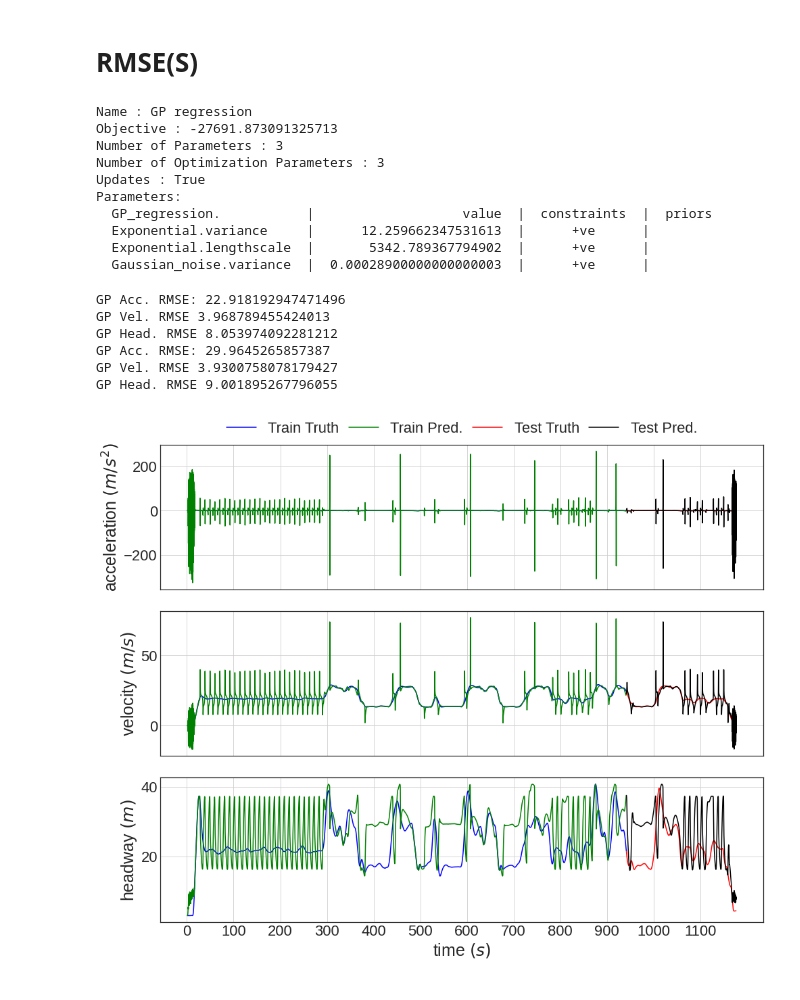
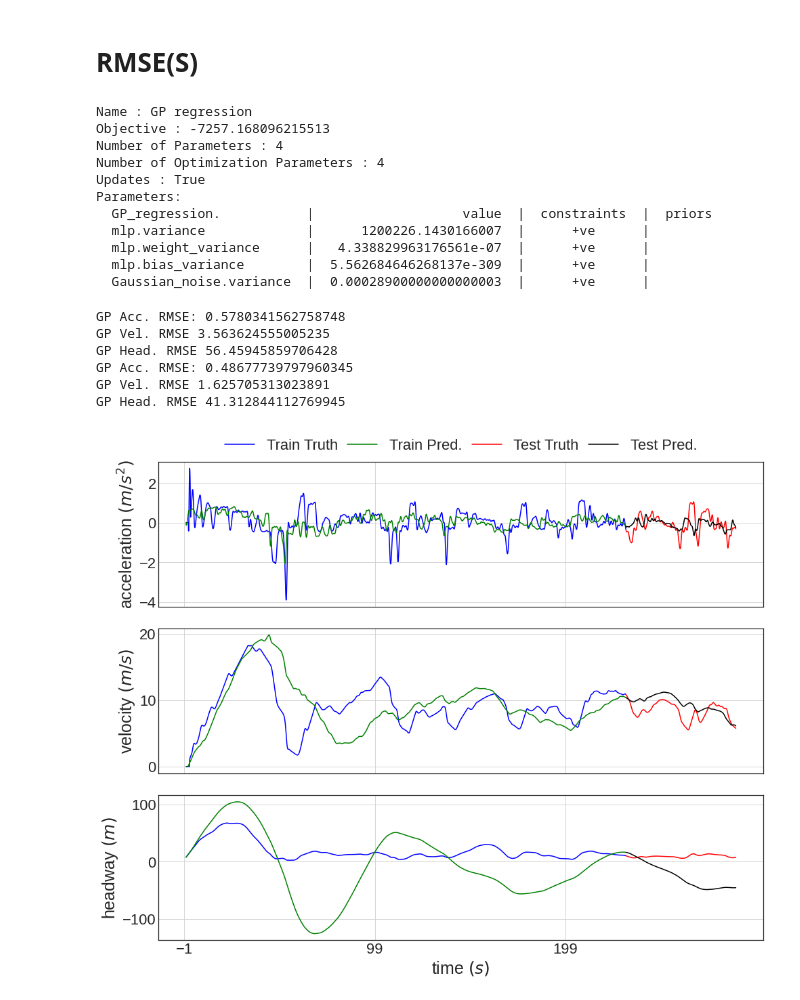
Before and after one commit to coordinated-systems-lab/CarFollowModels, a Jupyter notebook: Models/GP/Code/firstTryGPs (copy 3).ipynb, the cells around one changed output. Saved outputs shown, nothing was run; the diff lists cells and outputs as text; code cells hidden in the pictures.

```diff
--- a/Models/GP/Code/firstTryGPs (copy 3).ipynb
+++ b/Models/GP/Code/firstTryGPs (copy 3).ipynb
@@ -79,8 +79,8 @@ print(np.count_nonzero(sCheck)) # count number of True
 statTrajec = 0
 endTrajec = -1
 
-#t = np.linspace(0, 288.4, 2884, endpoint=False) # 288.4 for JIANG # 188.9 for NAPOLI
-t = t[statTrajec:endTrajec]
+t = np.linspace(0, 288.4, 2884, endpoint=False) # 288.4 for JIANG # 188.9 for NAPOLI
+#t = t[statTrajec:endTrajec]
 
 # Without Scaling
 v = v[statTrajec:endTrajec]
@@ -149,7 +149,7 @@ plt.show()
 #X_prior = np.stack((v,s,vlead,t), axis=1) # Prior
 # %%
 st_Traj = 0
-en_Traj = 9405 #1551 # 2307 # 9405
+en_Traj = 2307 #1551 # 2307 # 9405
 
 # Training (Standardized)
 v_mean = v[st_Traj:en_Traj].mean()
@@ -242,25 +242,26 @@ plt.show()
 # %%
 # Model creation, without initialization:
 #k1 = GPy.kern.ExpQuad(input_dim=3)
-k2 = GPy.kern.Exponential(input_dim=3)
-#myKernel = GPy.kern.MLP(input_dim=3)
+#k2 = GPy.kern.Exponential(input_dim=3)
+myKernel = GPy.kern.MLP(input_dim=3)
 #myKernel = k1+k2
-load_gpr = GPy.models.GPRegression(X_train[:,:3], Y_train, kernel=k2, initialize=False)
+load_gpr = GPy.models.GPRegression(X_train[:,:3], Y_train, kernel=myKernel, initialize=False)
 load_gpr.update_model(False) # do not call the underlying expensive algebra on load
 load_gpr.initialize_parameter() # Initialize the parameters (connect the parameters up)
-load_gpr[:] = np.load('../GPModels/ASTAZERO/GP_Exp_Stand_ASTA(S).npy') # Load the parameters
+load_gpr[:] = np.load('../GPModels/JIANG/GP_MLP_Stand_JIANG(S).npy') # Load the parameters
 load_gpr.update_model(True) # Call the algebra only once
 print(load_gpr)
 # %% [output]
 Name : GP regression
-Objective : -27691.873091325713
-Number of Parameters : 3
-Number of Optimization Parameters : 3
+Objective : -7257.168096215513
+Number of Parameters : 4
+Number of Optimization Parameters : 4
 Updates : True
 Parameters:
   GP_regression.           |                   value  |  constraints  |  priors
-  Exponential.variance     |      12.259662347531613  |      +ve      |
-  Exponential.lengthscale  |       5342.789367794902  |      +ve      |
+  mlp.variance             |      1200226.1430166007  |      +ve      |
+  mlp.weight_variance      |   4.338829963176561e-07  |      +ve      |
+  mlp.bias_variance        |  5.562684646268137e-309  |      +ve      |
   Gaussian_noise.variance  |  0.00028900000000000003  |      +ve      |
 # %%
 #X_prior = np.stack((v,s,vlead,t), axis=1)
@@ -298,6 +299,6 @@ allData = np.stack((gpy_s, uncertainty, gpy_v, gpy_a, v_p, v, s), axis=1)
 # %%
 # loading predictions from csv files
-my_data = genfromtxt('../../../Results/GP/Predictions/ASTAZERO/GP_Exp_Stand_ASTA(S).csv', delimiter=',')
+my_data = genfromtxt('../../../Results/GP/Predictions/JIANG/GP_MLP_Stand_JIANG(S).csv', delimiter=',')
 mu_s = my_data[:,0]
 uncertainty = my_data[:,1]
 gp_v = my_data[:,2]
@@ -336,41 +337,41 @@ plt.rc('legend', fontsize=22)    # legend fontsize
 plt.rc('figure', titlesize=12)  # fontsize of the figure title
 
 mu = gpy_s.ravel()
-#uncertainty = 1.96 * np.sqrt(np.diag(cov_gpy))
+uncertainty = 1.96 * np.sqrt(np.diag(cov_gpy))
 
 b1, = ax[0].plot(X_train[:,3], v_p[:en_Traj], "b")
 g1, = ax[0].plot(X_prior[:en_Traj,3], gpy_a[:en_Traj], "g")
 r1, = ax[0].plot(acc_truth_plot[:,1], acc_truth_plot[:,0], "r")
 k1, = ax[0].plot(X_prior[en_Traj:,3], gpy_a[en_Traj:], "k")
 ax[0].set_ylabel('acceleration $(m/s^2)$')
 ax[0].grid(True)
 ax[0].xaxis.set_ticks(np.arange(min(t), max(t), 100)-1)
 
 ax[1].plot(X_train[:,3], v[:en_Traj], "b")
 ax[1].plot(X_prior[:en_Traj,3], gpy_v[:en_Traj], "g")
 ax[1].plot(v_truth_plot[:,1], v_truth_plot[:,0], "r")
 ax[1].plot(X_prior[en_Traj:,3], gpy_v[en_Traj:], "k")
 ax[1].set_ylabel('velocity $(m/s)$')
 ax[1].grid(True)
 
 ax[2].fill_between(X_prior[:,3], mu + uncertainty, mu - uncertainty, alpha=0.3)
 ax[2].plot(X_train[:,3], s[:en_Traj], "b")
 ax[2].plot(X_prior[:en_Traj,3], gpy_s[:en_Traj], "g")
 ax[2].plot(s_truth_plot[:,1], s_truth_plot[:,0], "r")
 ax[2].plot(X_prior[en_Traj:,3], gpy_s[en_Traj:], "k")
 ax[2].set_ylabel('headway $(m)$')
 ax[2].grid(True)
 ax[2].set_xlabel('time $(s)$')
 
 ax[0].legend((b1, g1, r1, k1), ('Train Truth', 'Train Pred.', 'Test Truth', 'Test Pred.'), bbox_to_anchor=(0.1,1.02,0.8,0.2), mode='expand', loc='lower left', ncol=4, borderaxespad=0, shadow=False)
 
-#plt.savefig('../../../Results/GP/Plots/ASTAZERO/GP_Exp_Stand_ASTA(S).png')
+#plt.savefig('../../../Results/GP/Plots/JIANG/GP_MLP_Stand_JIANG(S).png')
 plt.show()
 # %% [output]
-GP Acc. RMSE: 22.918192947471496
-GP Vel. RMSE 3.968789455424013
-GP Head. RMSE 8.053974092281212
-GP Acc. RMSE: 29.9645265857387
-GP Vel. RMSE 3.9300758078179427
-GP Head. RMSE 9.001895267796055
+GP Acc. RMSE: 0.5780341562758748
+GP Vel. RMSE 3.563624555005235
+GP Head. RMSE 56.45945859706428
+GP Acc. RMSE: 0.48677739797960345
+GP Vel. RMSE 1.625705313023891
+GP Head. RMSE 41.312844112769945
-[figure, old version]
+[figure, new version]
```
Also changed, not shown: parts of 4 cells of this notebook, 59 other files.
